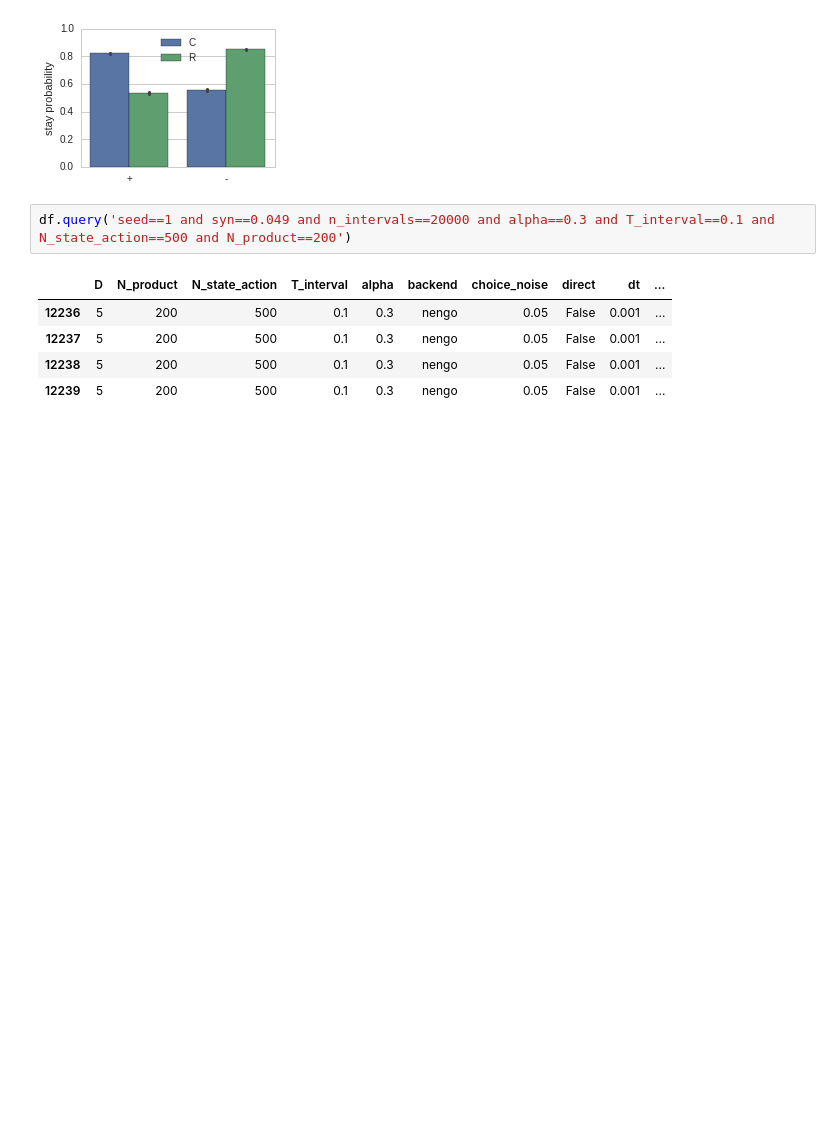
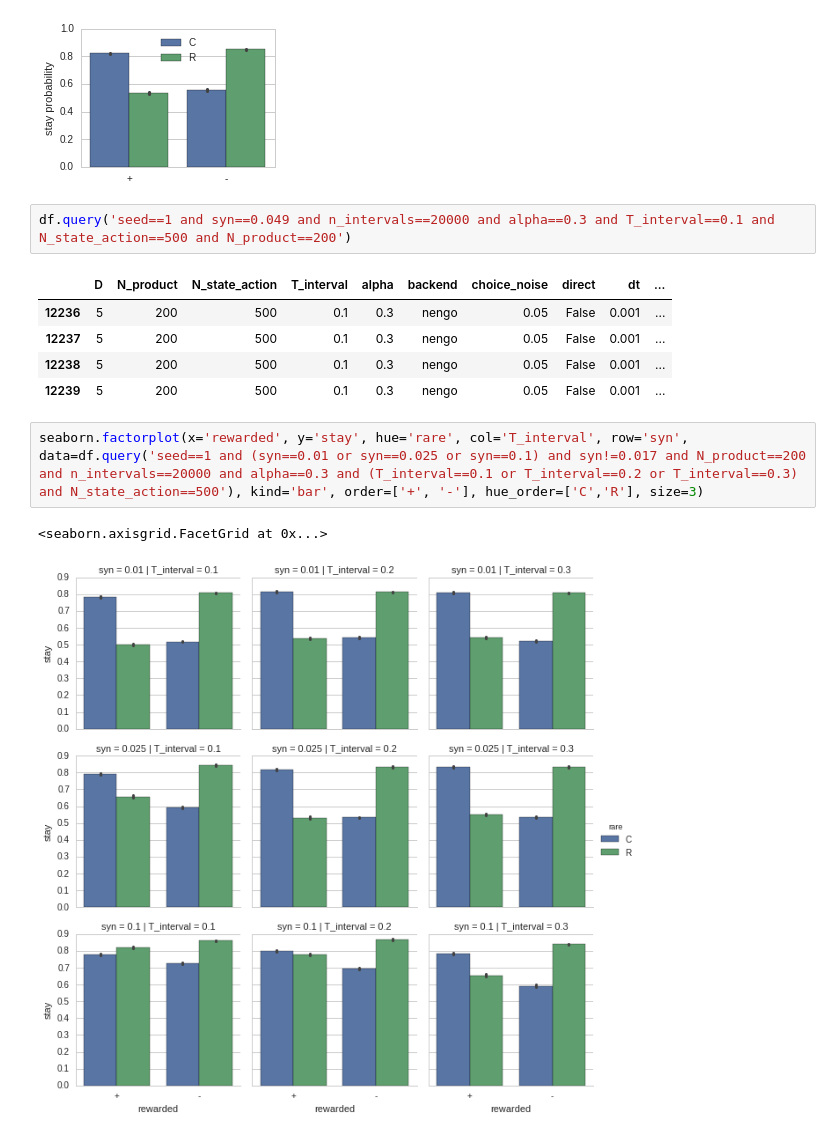
Before and after one commit to ctn-waterloo/cogsci17-rl, a Jupyter notebook: refactor/Plotting_experiments.ipynb, the cells around one changed output. Cells and saved outputs as stored; diff of their text form; blank space fills up the shorter version.

```diff
--- a/refactor/Plotting_experiments.ipynb
+++ b/refactor/Plotting_experiments.ipynb
@@ -336,3 +324,8 @@ df.query('seed==1 and syn==0.049 and n_intervals==20000 and alpha==0.3 and T_int
 | 12237 | 5 | 200 | 500 | 0.1 | 0.3 | nengo | 0.05 | False | 0.001 | ... |
 | 12238 | 5 | 200 | 500 | 0.1 | 0.3 | nengo | 0.05 | False | 0.001 | ... |
 | 12239 | 5 | 200 | 500 | 0.1 | 0.3 | nengo | 0.05 | False | 0.001 | ... |
+# %%
+seaborn.factorplot(x='rewarded', y='stay', hue='rare', col='T_interval', row='syn', data=df.query('seed==1 and (syn==0.01 or syn==0.025 or syn==0.1) and syn!=0.017 and N_product==200 and n_intervals==20000 and alpha==0.3 and (T_interval==0.1 or T_interval==0.2 or T_interval==0.3) and N_state_action==500'), kind='bar', order=['+', '-'], hue_order=['C','R'], size=3)
+# %% [output]
+<seaborn.axisgrid.FacetGrid at 0x...>
+[figure, added]
```
Also changed, not shown: parts of 12 cells of this notebook.
